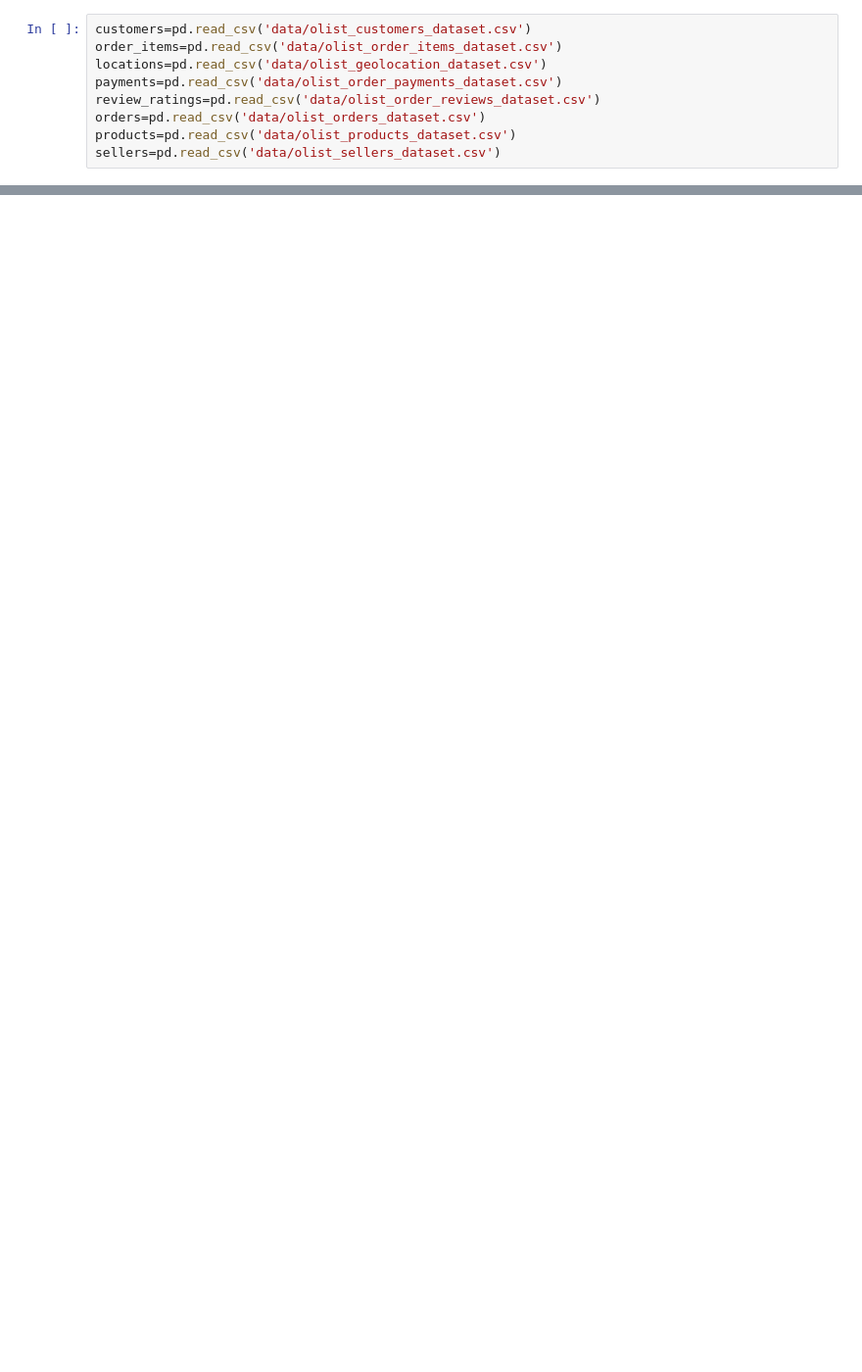
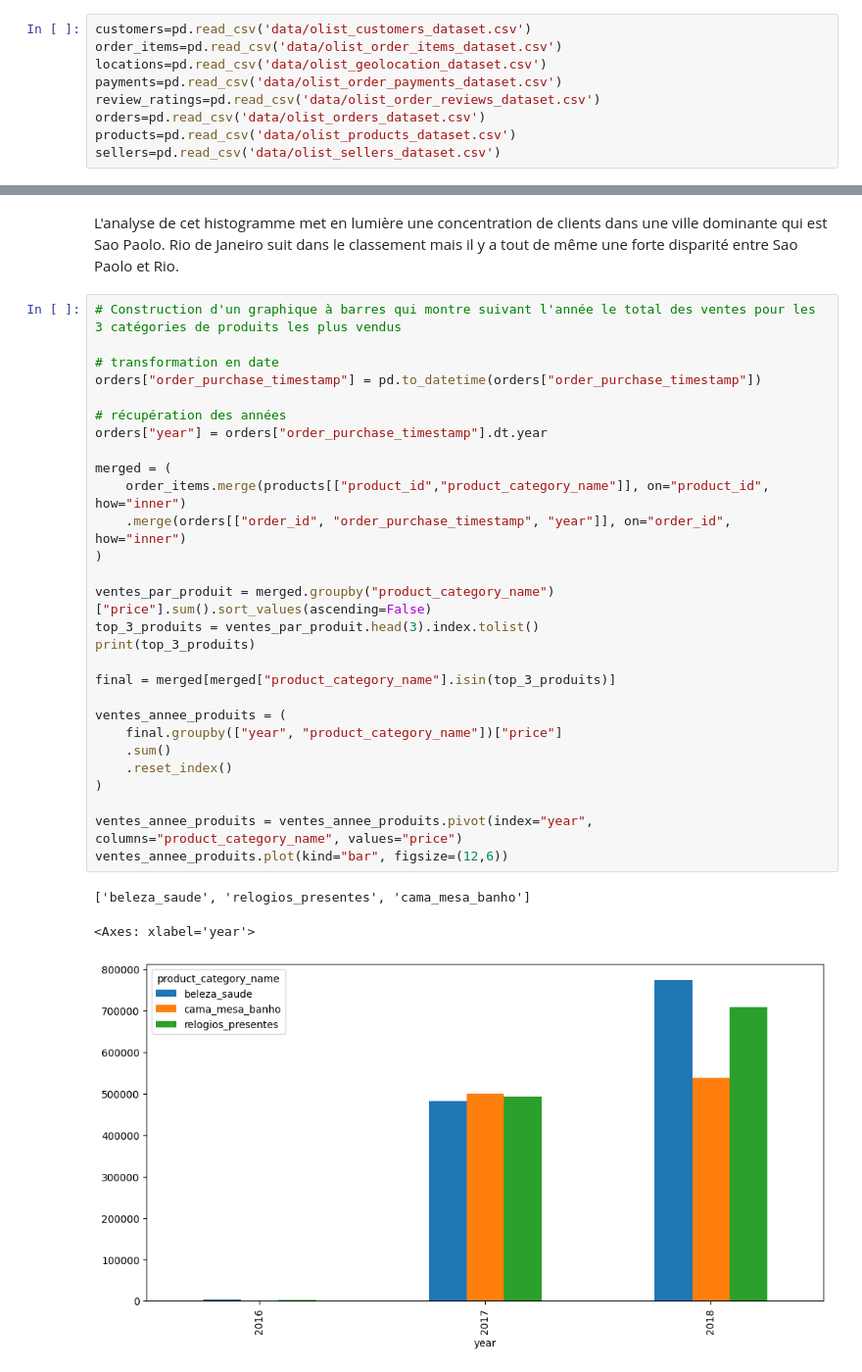
Before and after one commit to rensebastien/E-commerce-Analytics, a Jupyter notebook: e_commerce_analytics.ipynb, the cells around one changed output, grey strips where cells are left out. Shown at 98% size. Drawn from its saved outputs; the diff is of its cells as text; blank space fills up the shorter version.

```diff
--- a/e_commerce_analytics.ipynb
+++ b/e_commerce_analytics.ipynb
@@ -60,0 +159,34 @@ Name: customer_id, dtype: int64
+# %% [markdown]
+L'analyse de cet histogramme met en lumière une concentration de clients dans une ville dominante qui est Sao Paolo. Rio de Janeiro suit dans le classement mais il y a tout de même une forte disparité entre Sao Paolo et Rio.
+# %%
+# Construction d'un graphique à barres qui montre suivant l'année le total des ventes pour les 3 catégories de produits les plus vendus
+
+# transformation en date
+orders["order_purchase_timestamp"] = pd.to_datetime(orders["order_purchase_timestamp"])
+
+# récupération des années
+orders["year"] = orders["order_purchase_timestamp"].dt.year
+
+merged = (
+    order_items.merge(products[["product_id","product_category_name"]], on="product_id", how="inner")
+    .merge(orders[["order_id", "order_purchase_timestamp", "year"]], on="order_id", how="inner")
+)
+
+ventes_par_produit = merged.groupby("product_category_name")["price"].sum().sort_values(ascending=False)
+top_3_produits = ventes_par_produit.head(3).index.tolist()
+print(top_3_produits)
+
+final = merged[merged["product_category_name"].isin(top_3_produits)]
+
+ventes_annee_produits = (
+    final.groupby(["year", "product_category_name"])["price"]
+    .sum()
+    .reset_index()
+)
+
+ventes_annee_produits = ventes_annee_produits.pivot(index="year", columns="product_category_name", values="price")
+ventes_annee_produits.plot(kind="bar", figsize=(12,6))
+# %% [output]
+['beleza_saude', 'relogios_presentes', 'cama_mesa_banho']
+<Axes: xlabel='year'>
+[figure, added]
```
Also changed, not shown: parts of 6 cells of this notebook.
